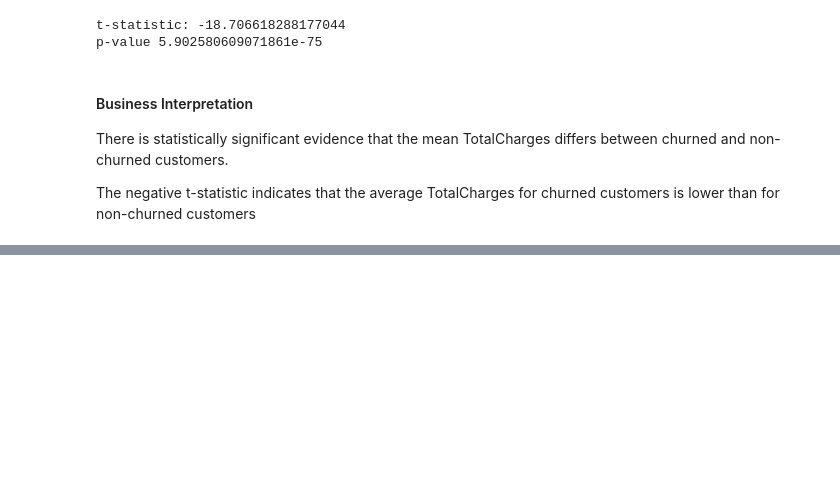
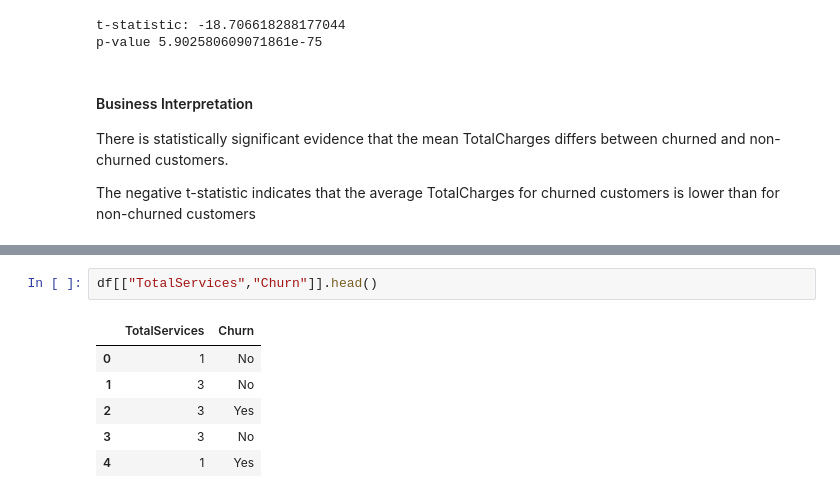
Before and after one commit to nb-acharya/customer_churn_prediction, a Jupyter notebook: notebooks/churnanalysis.ipynb, the cells around one changed output, grey strips where cells are left out. Drawn from its saved outputs; the diff is of its cells as text; blank space fills up the shorter version.

```diff
--- a/notebooks/churnanalysis.ipynb
+++ b/notebooks/churnanalysis.ipynb
@@ -459,0 +481,9 @@ The negative t-statistic indicates that the average TotalCharges for churned cus
+# %%
+df[["TotalServices","Churn"]].head()
+# %% [output]
+|  | TotalServices | Churn |
+| 0 | 1 | No |
+| 1 | 3 | No |
+| 2 | 3 | Yes |
+| 3 | 3 | No |
+| 4 | 1 | Yes |
```
Also changed, not shown: parts of 14 cells of this notebook, 4 other files.
